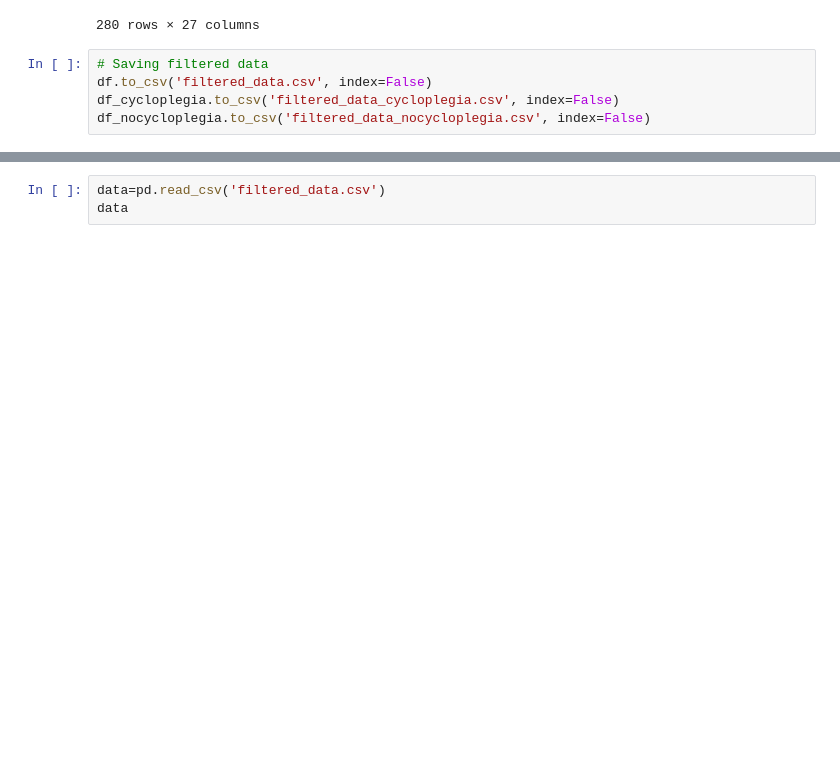
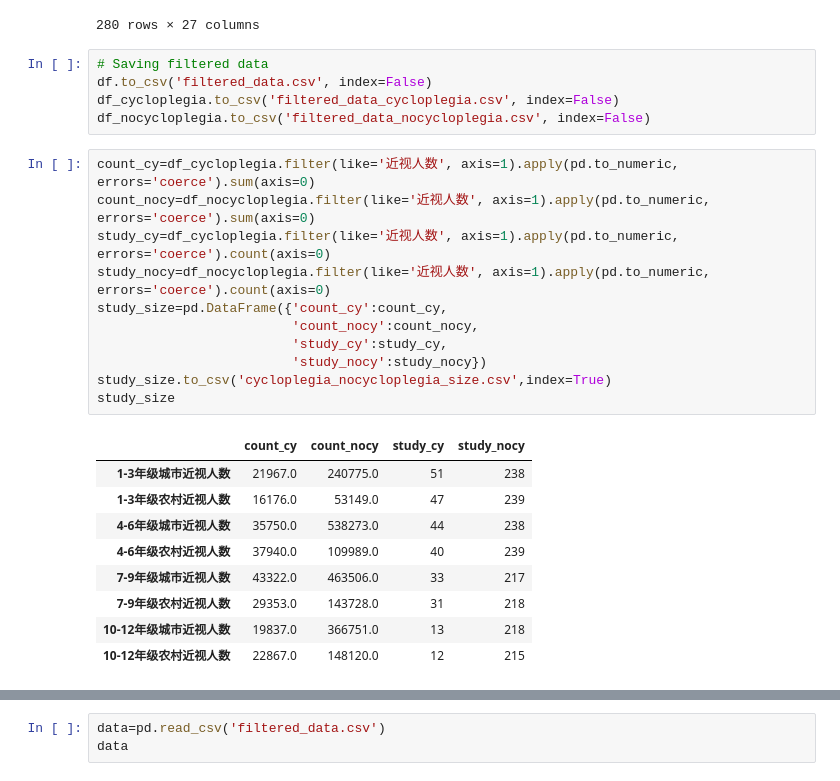
Before and after one commit to feng-li/myopia, a Jupyter notebook: projects/data_processing/filtering_by_method_and_province.ipynb, the cells around one changed output, grey strips where cells are left out. Drawn from its saved outputs; the diff is of its cells as text; blank space fills up the shorter version.

Commit message:
Add study counts

```diff
--- a/projects/data_processing/filtering_by_method_and_province.ipynb
+++ b/projects/data_processing/filtering_by_method_and_province.ipynb
@@ -180,3 +180,24 @@ df_nocycloplegia
 df.to_csv('filtered_data.csv', index=False)
 df_cycloplegia.to_csv('filtered_data_cycloplegia.csv', index=False)
 df_nocycloplegia.to_csv('filtered_data_nocycloplegia.csv', index=False)
+# %%
+count_cy=df_cycloplegia.filter(like='近视人数', axis=1).apply(pd.to_numeric, errors='coerce').sum(axis=0)
+count_nocy=df_nocycloplegia.filter(like='近视人数', axis=1).apply(pd.to_numeric, errors='coerce').sum(axis=0)
+study_cy=df_cycloplegia.filter(like='近视人数', axis=1).apply(pd.to_numeric, errors='coerce').count(axis=0)
+study_nocy=df_nocycloplegia.filter(like='近视人数', axis=1).apply(pd.to_numeric, errors='coerce').count(axis=0)
+study_size=pd.DataFrame({'count_cy':count_cy,
+                         'count_nocy':count_nocy,
+                         'study_cy':study_cy,
+                         'study_nocy':study_nocy})
+study_size.to_csv('cycloplegia_nocycloplegia_size.csv',index=True)
+study_size
+# %% [output]
+|  | count_cy | count_nocy | study_cy | study_nocy |
+| 1-3年级城市近视人数 | 21967.0 | 240775.0 | 51 | 238 |
+| 1-3年级农村近视人数 | 16176.0 | 53149.0 | 47 | 239 |
+| 4-6年级城市近视人数 | 35750.0 | 538273.0 | 44 | 238 |
+| 4-6年级农村近视人数 | 37940.0 | 109989.0 | 40 | 239 |
+| 7-9年级城市近视人数 | 43322.0 | 463506.0 | 33 | 217 |
+| 7-9年级农村近视人数 | 29353.0 | 143728.0 | 31 | 218 |
+| 10-12年级城市近视人数 | 19837.0 | 366751.0 | 13 | 218 |
+| 10-12年级农村近视人数 | 22867.0 | 148120.0 | 12 | 215 |
```
Also changed, not shown: parts of 1 cell of this notebook, 2 other files.
